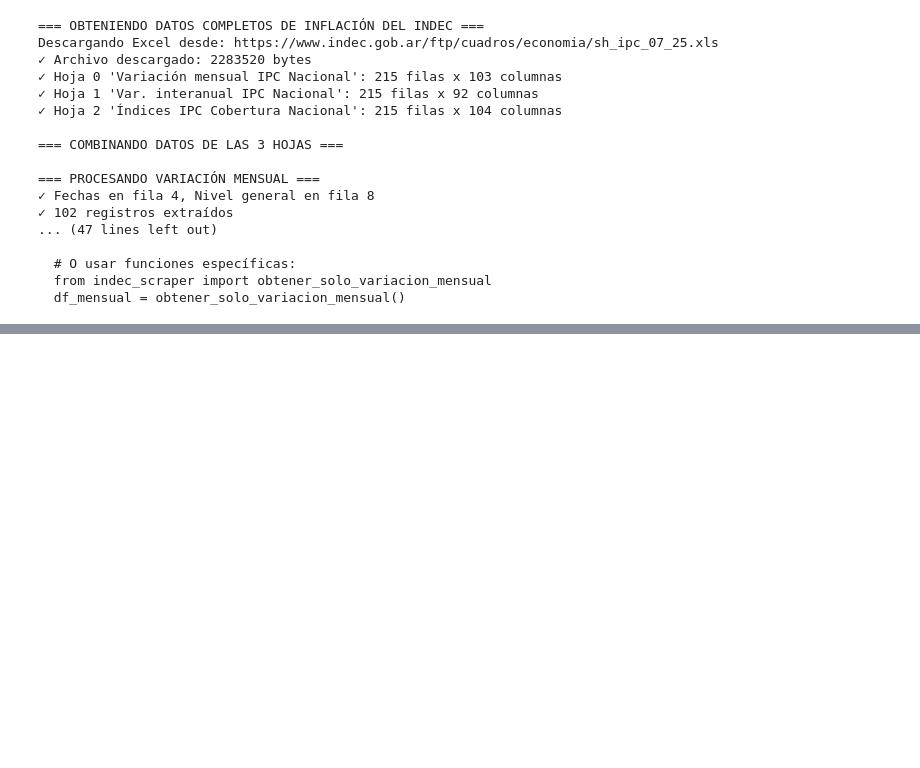
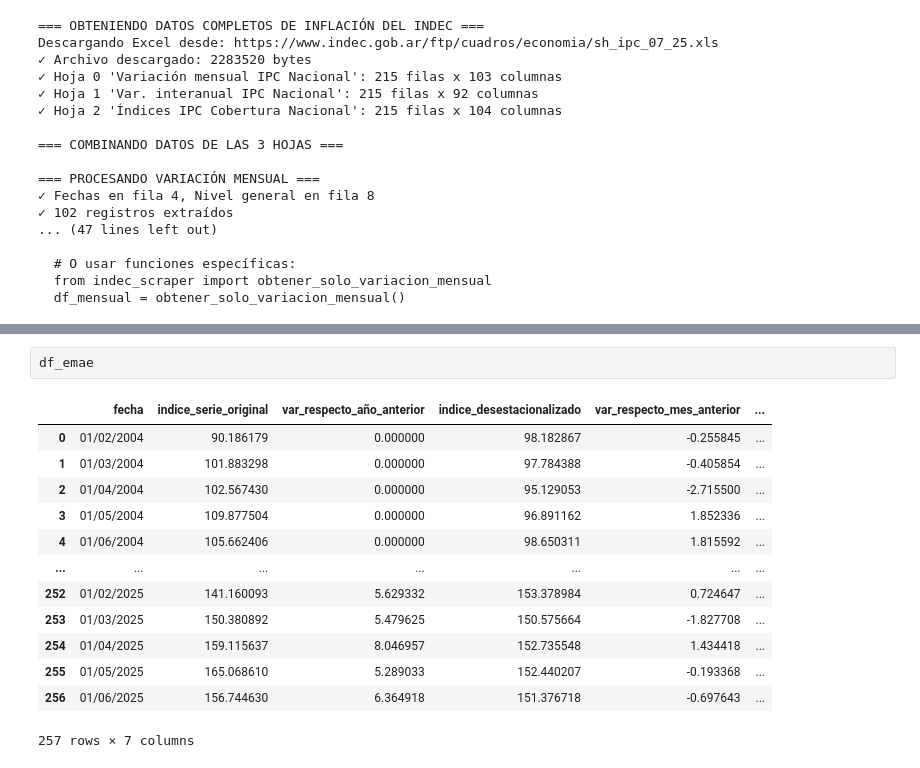
Before and after one commit to lucacamus13/dashboard-ARG, a Jupyter notebook: inflación_ARG.ipynb, the cells around one changed output, grey strips where cells are left out. Cells and saved outputs as stored; diff of their text form; blank space fills up the shorter version.

```diff
--- a/inflación_ARG.ipynb
+++ b/inflación_ARG.ipynb
@@ -465,0 +686,16 @@ Variación en el período: 36.76%
+# %%
+df_emae
+# %% [output]
+|  | fecha | indice_serie_original | var_respecto_año_anterior | indice_desestacionalizado | var_respecto_mes_anterior | ... |
+| 0 | 01/02/2004 | 90.186179 | 0.000000 | 98.182867 | -0.255845 | ... |
+| 1 | 01/03/2004 | 101.883298 | 0.000000 | 97.784388 | -0.405854 | ... |
+| 2 | 01/04/2004 | 102.567430 | 0.000000 | 95.129053 | -2.715500 | ... |
+| 3 | 01/05/2004 | 109.877504 | 0.000000 | 96.891162 | 1.852336 | ... |
+| 4 | 01/06/2004 | 105.662406 | 0.000000 | 98.650311 | 1.815592 | ... |
+| ... | ... | ... | ... | ... | ... | ... |
+| 252 | 01/02/2025 | 141.160093 | 5.629332 | 153.378984 | 0.724647 | ... |
+| 253 | 01/03/2025 | 150.380892 | 5.479625 | 150.575664 | -1.827708 | ... |
+| 254 | 01/04/2025 | 159.115637 | 8.046957 | 152.735548 | 1.434418 | ... |
+| 255 | 01/05/2025 | 165.068610 | 5.289033 | 152.440207 | -0.193368 | ... |
+| 256 | 01/06/2025 | 156.744630 | 6.364918 | 151.376718 | -0.697643 | ... |
+257 rows × 7 columns
```
Also changed, not shown: parts of 5 cells of this notebook.
